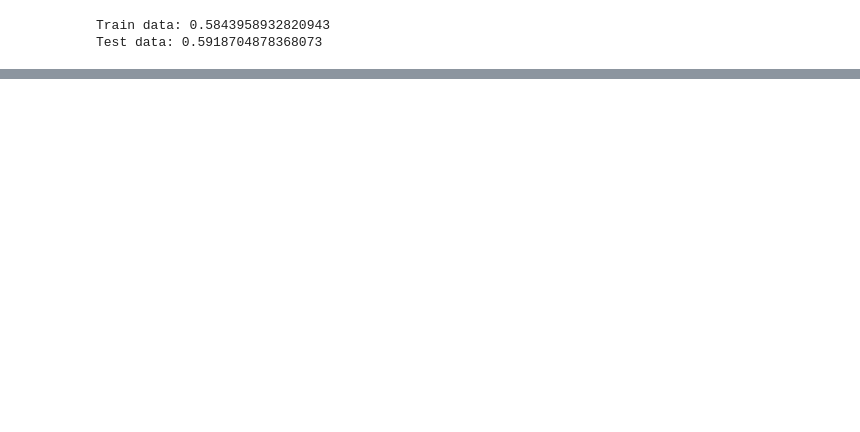
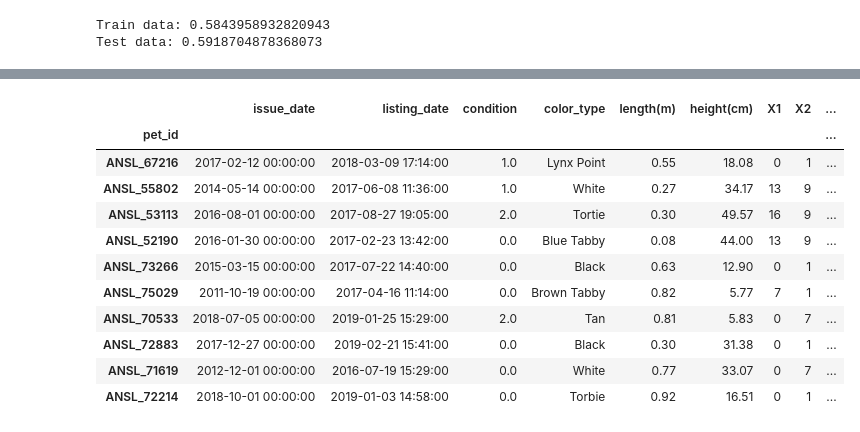
Before and after one commit to ShaunakSen/Data-Science-and-Machine-Learning, a Jupyter notebook: Hackerearth Project - Pet Adoption/Hackerearth ML Project - Pet Adoption.ipynb, the cells around one changed output, grey strips where cells are left out. Cells and saved outputs as stored; diff of their text form; code cells hidden in the pictures; blank space fills up the shorter version.

```diff
--- a/Hackerearth Project - Pet Adoption/Hackerearth ML Project - Pet Adoption.ipynb
+++ b/Hackerearth Project - Pet Adoption/Hackerearth ML Project - Pet Adoption.ipynb
@@ -214,0 +244,15 @@ def issue_listing_date_diff():
+# %%
+tr_df.sample(10)
+# %% [output]
+|  | issue_date | listing_date | condition | color_type | length(m) | height(cm) | X1 | X2 | ... |
+| pet_id |  |  |  |  |  |  |  |  | ... |
+| ANSL_67216 | 2017-02-12 00:00:00 | 2018-03-09 17:14:00 | 1.0 | Lynx Point | 0.55 | 18.08 | 0 | 1 | ... |
+| ANSL_55802 | 2014-05-14 00:00:00 | 2017-06-08 11:36:00 | 1.0 | White | 0.27 | 34.17 | 13 | 9 | ... |
+| ANSL_53113 | 2016-08-01 00:00:00 | 2017-08-27 19:05:00 | 2.0 | Tortie | 0.30 | 49.57 | 16 | 9 | ... |
+| ANSL_52190 | 2016-01-30 00:00:00 | 2017-02-23 13:42:00 | 0.0 | Blue Tabby | 0.08 | 44.00 | 13 | 9 | ... |
+| ANSL_73266 | 2015-03-15 00:00:00 | 2017-07-22 14:40:00 | 0.0 | Black | 0.63 | 12.90 | 0 | 1 | ... |
+| ANSL_75029 | 2011-10-19 00:00:00 | 2017-04-16 11:14:00 | 0.0 | Brown Tabby | 0.82 | 5.77 | 7 | 1 | ... |
+| ANSL_70533 | 2018-07-05 00:00:00 | 2019-01-25 15:29:00 | 2.0 | Tan | 0.81 | 5.83 | 0 | 7 | ... |
+| ANSL_72883 | 2017-12-27 00:00:00 | 2019-02-21 15:41:00 | 0.0 | Black | 0.30 | 31.38 | 0 | 1 | ... |
+| ANSL_71619 | 2012-12-01 00:00:00 | 2016-07-19 15:29:00 | 0.0 | White | 0.77 | 33.07 | 0 | 7 | ... |
+| ANSL_72214 | 2018-10-01 00:00:00 | 2019-01-03 14:58:00 | 0.0 | Torbie | 0.92 | 16.51 | 0 | 1 | ... |
```
Also changed, not shown: parts of 38 cells of this notebook, 4 other files.
